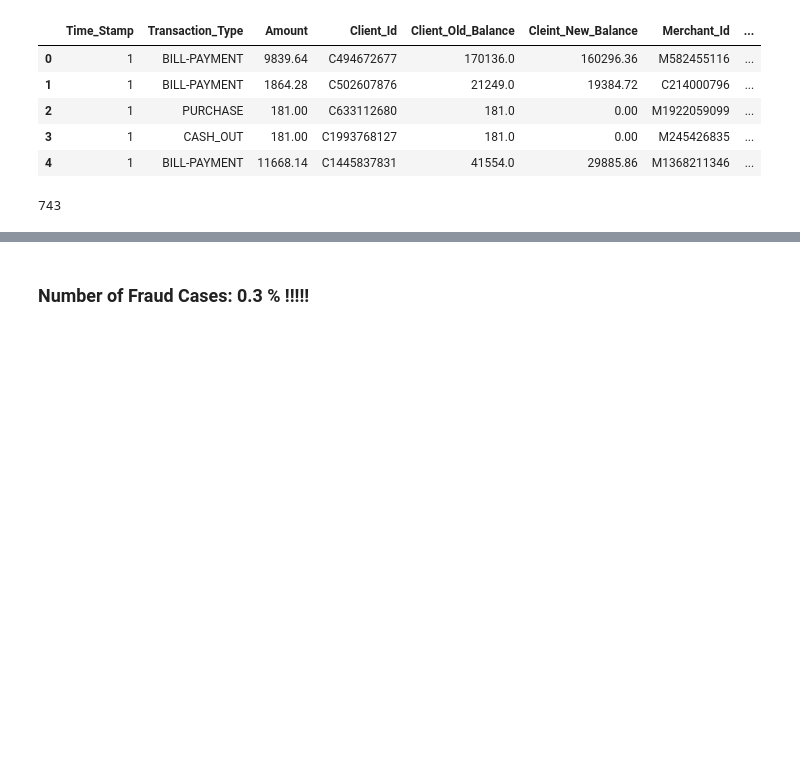
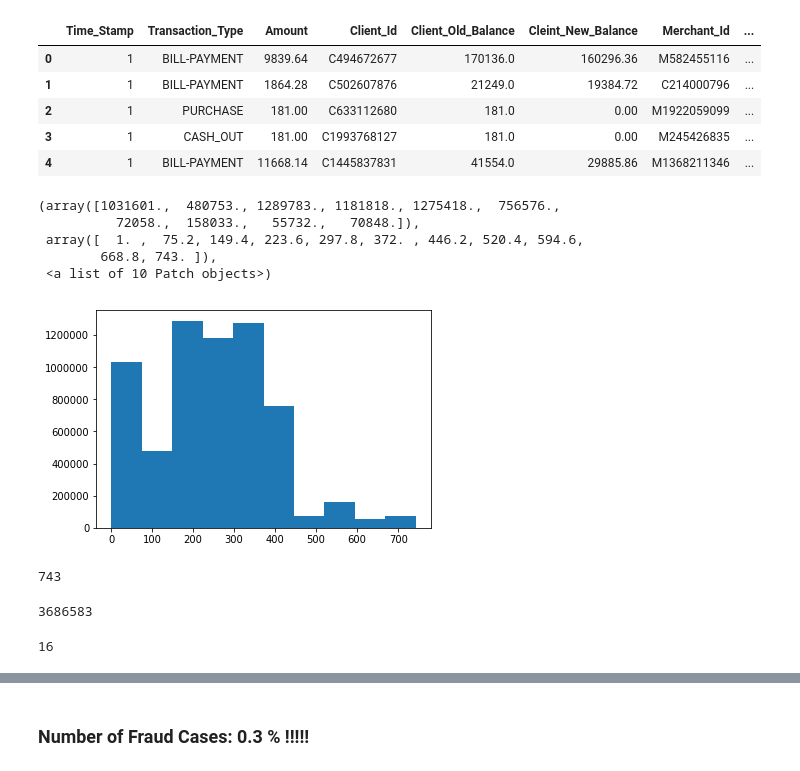
Before and after one commit to mathurp/ML4CreditCardFraudDetection, a Jupyter notebook: EDA_Angad.ipynb, the cells around one changed output, grey strips where cells are left out. Saved outputs shown, nothing was run; the diff lists cells and outputs as text; code cells hidden in the pictures; blank space fills up the shorter version.

```diff
--- a/EDA_Angad.ipynb
+++ b/EDA_Angad.ipynb
@@ -25,6 +25,15 @@ trans_df.head()
 | 2 | 1 | PURCHASE | 181.00 | C633112680 | 181.0 | 0.00 | M1922059099 | ... |
 | 3 | 1 | CASH_OUT | 181.00 | C1993768127 | 181.0 | 0.00 | M245426835 | ... |
 | 4 | 1 | BILL-PAYMENT | 11668.14 | C1445837831 | 41554.0 | 29885.86 | M1368211346 | ... |
+# %%
+plt.hist(trans_df.Time_Stamp)
+# %% [output]
+(array([1031601.,  480753., 1289783., 1181818., 1275418.,  756576.,
+          72058.,  158033.,   55732.,   70848.]),
+ array([  1. ,  75.2, 149.4, 223.6, 297.8, 372. , 446.2, 520.4, 594.6,
+        668.8, 743. ]),
+ <a list of 10 Patch objects>)
+[figure, added]
 # %%
 trans_df['Time_Stamp'].max()
 # %% [output]
@@ -32,3 +41,11 @@ trans_df['Time_Stamp'].max()
 # %%
 bal_diff = trans_df['Client_Old_Balance'] - trans_df['Cleint_New_Balance']
 bal_diff = bal_diff.abs()
+# %%
+(bal_diff - trans_df.Amount).abs().idxmax()
+# %% [output]
+3686583
+# %%
+trans_df.Is_Fraud[trans_df.Is_Flagged_Fraud == 1].sum()
+# %% [output]
+16
```
Also changed, not shown: parts of 12 cells of this notebook.
